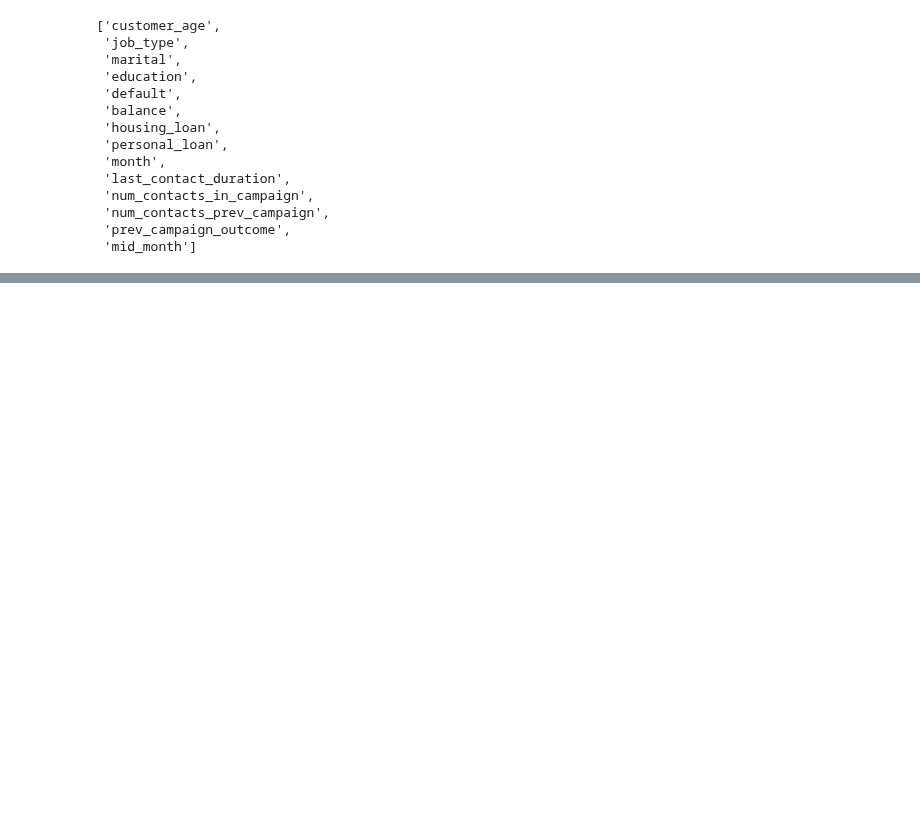
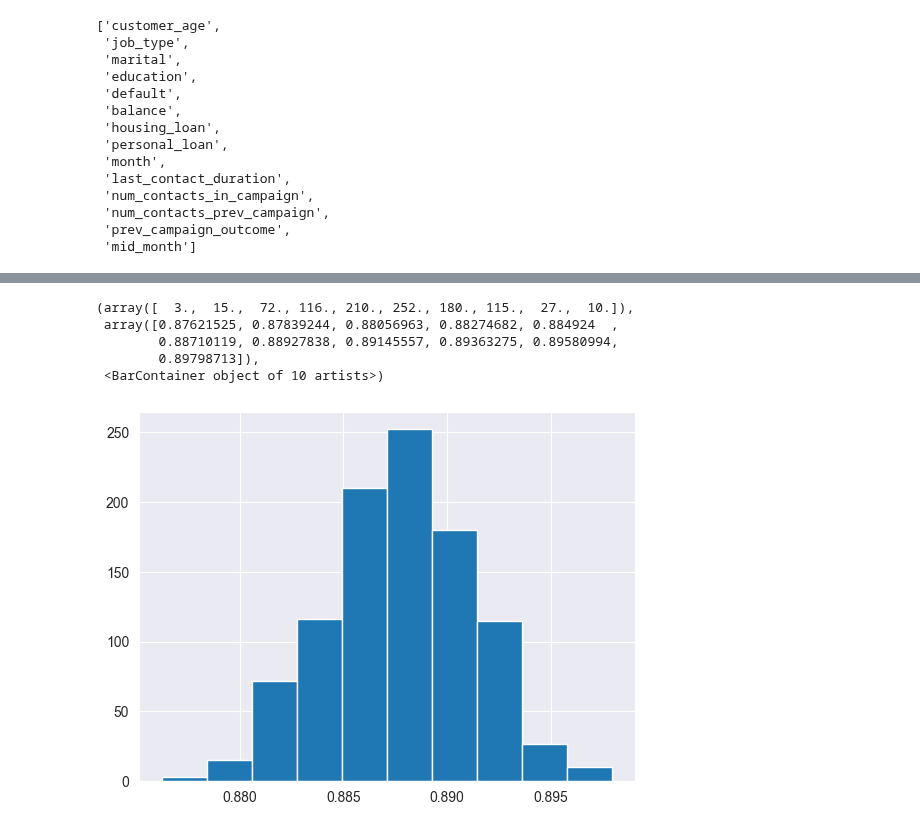
Before and after one commit to brunabrasil/FEUP-IA, a Jupyter notebook: project2/decisionTree.ipynb, the cells around one changed output, grey strips where cells are left out. Drawn from its saved outputs; the diff is of its cells as text; code cells hidden in the pictures; blank space fills up the shorter version.

```diff
--- a/project2/decisionTree.ipynb
+++ b/project2/decisionTree.ipynb
@@ -108,0 +112,27 @@ feature_importance
+# %%
+%matplotlib inline
+
+import matplotlib.pyplot as plt
+
+
+model_accuracies = []
+
+for repetition in range(1000):
+    (training_inputs,
+     testing_inputs,
+     training_classes,
+     testing_classes) = train_test_split(all_inputs, all_labels, test_size=0.25)
+
+    decision_tree_classifier = DecisionTreeClassifier()
+    decision_tree_classifier.fit(training_inputs, training_classes)
+    classifier_accuracy = decision_tree_classifier.score(testing_inputs, testing_classes)
+    model_accuracies.append(classifier_accuracy)
+
+plt.hist(model_accuracies)
+# %% [output]
+(array([  3.,  15.,  72., 116., 210., 252., 180., 115.,  27.,  10.]),
+ array([0.87621525, 0.87839244, 0.88056963, 0.88274682, 0.884924  ,
+        0.88710119, 0.88927838, 0.89145557, 0.89363275, 0.89580994,
+        0.89798713]),
+ <BarContainer object of 10 artists>)
+[figure, added]
```
Also changed, not shown: parts of 14 cells of this notebook, 2 other files.
